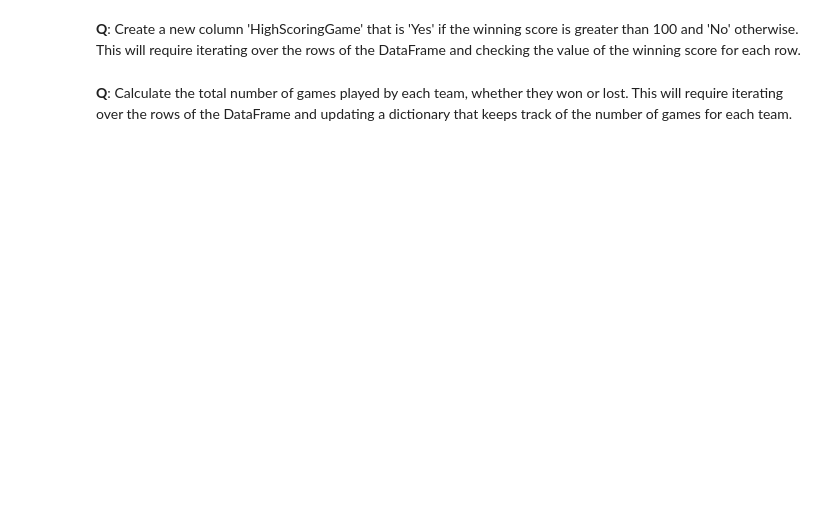
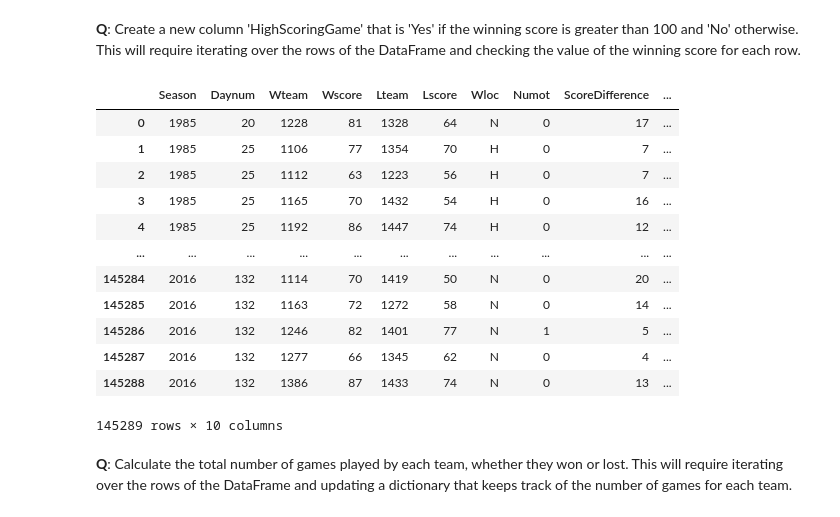
Before and after one commit to s205011/Group_4, a Jupyter notebook: individual_work/pd_s224576.ipynb, the cells around one changed output. Cells and saved outputs as stored; diff of their text form; code cells hidden in the pictures; blank space fills up the shorter version.

```diff
--- a/individual_work/pd_s224576.ipynb
+++ b/individual_work/pd_s224576.ipynb
@@ -384,2 +620,28 @@ Name: 1, dtype: object
+# %%
+# Write your code here
+# Initialize the new column with default value 'No'
+df['HighScoringGame'] = 'No'
+
+# Iterate through the DataFrame rows
+for index, row in df.iterrows():
+    if row['Wscore'] > 100:
+        df.at[index, 'HighScoringGame'] = 'Yes'
+
+# Display the updated DataFrame
+df
+# %% [output]
+|  | Season | Daynum | Wteam | Wscore | Lteam | Lscore | Wloc | Numot | ScoreDifference | ... |
+| 0 | 1985 | 20 | 1228 | 81 | 1328 | 64 | N | 0 | 17 | ... |
+| 1 | 1985 | 25 | 1106 | 77 | 1354 | 70 | H | 0 | 7 | ... |
+| 2 | 1985 | 25 | 1112 | 63 | 1223 | 56 | H | 0 | 7 | ... |
+| 3 | 1985 | 25 | 1165 | 70 | 1432 | 54 | H | 0 | 16 | ... |
+| 4 | 1985 | 25 | 1192 | 86 | 1447 | 74 | H | 0 | 12 | ... |
+| ... | ... | ... | ... | ... | ... | ... | ... | ... | ... | ... |
+| 145284 | 2016 | 132 | 1114 | 70 | 1419 | 50 | N | 0 | 20 | ... |
+| 145285 | 2016 | 132 | 1163 | 72 | 1272 | 58 | N | 0 | 14 | ... |
+| 145286 | 2016 | 132 | 1246 | 82 | 1401 | 77 | N | 1 | 5 | ... |
+| 145287 | 2016 | 132 | 1277 | 66 | 1345 | 62 | N | 0 | 4 | ... |
+| 145288 | 2016 | 132 | 1386 | 87 | 1433 | 74 | N | 0 | 13 | ... |
+145289 rows × 10 columns
 # %% [markdown]
 **Q**: Calculate the total number of games played by each team, whether they won or lost. This will require iterating over the rows of the DataFrame and updating a dictionary that keeps track of the number of games for each team.
```
Also changed, not shown: parts of 39 cells of this notebook.
